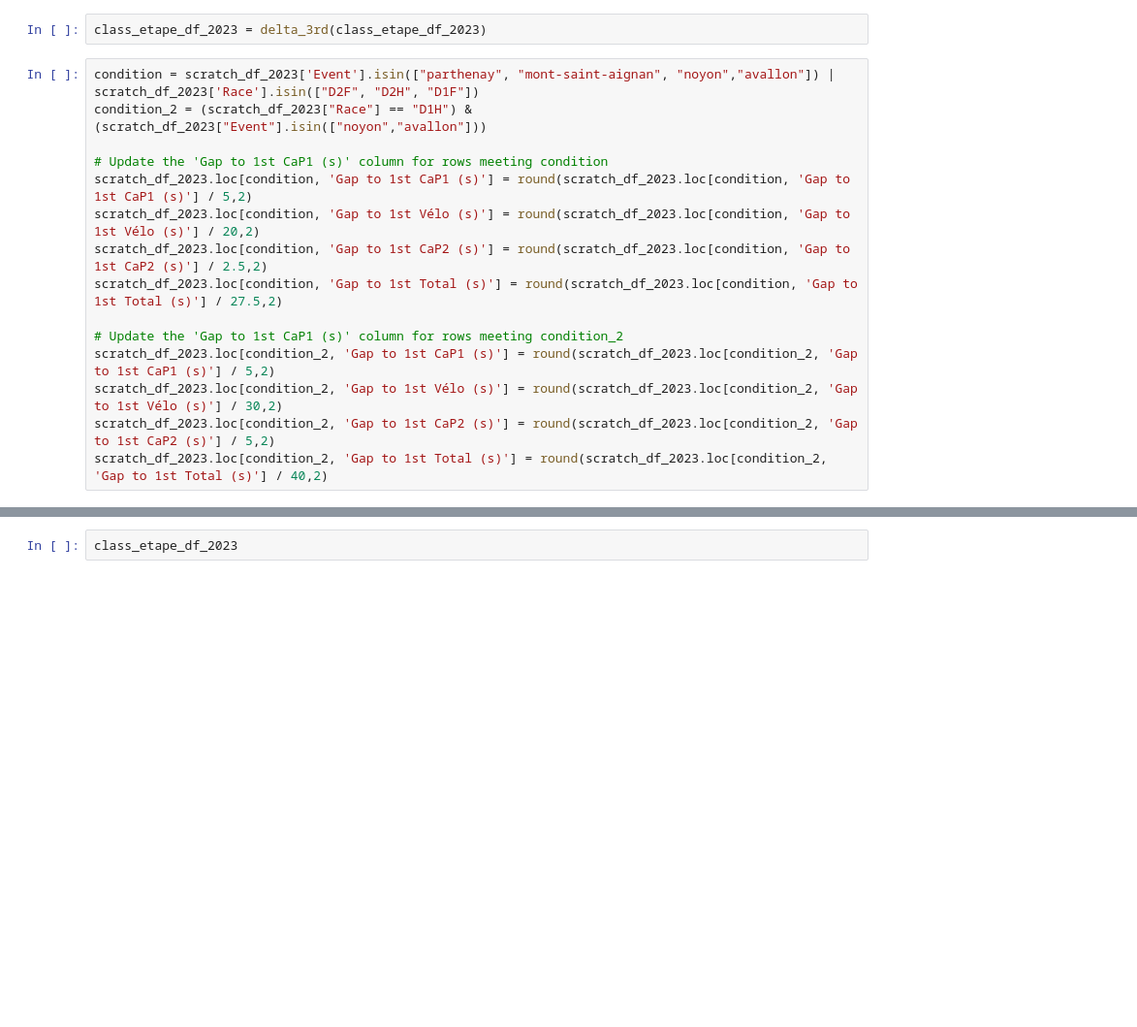
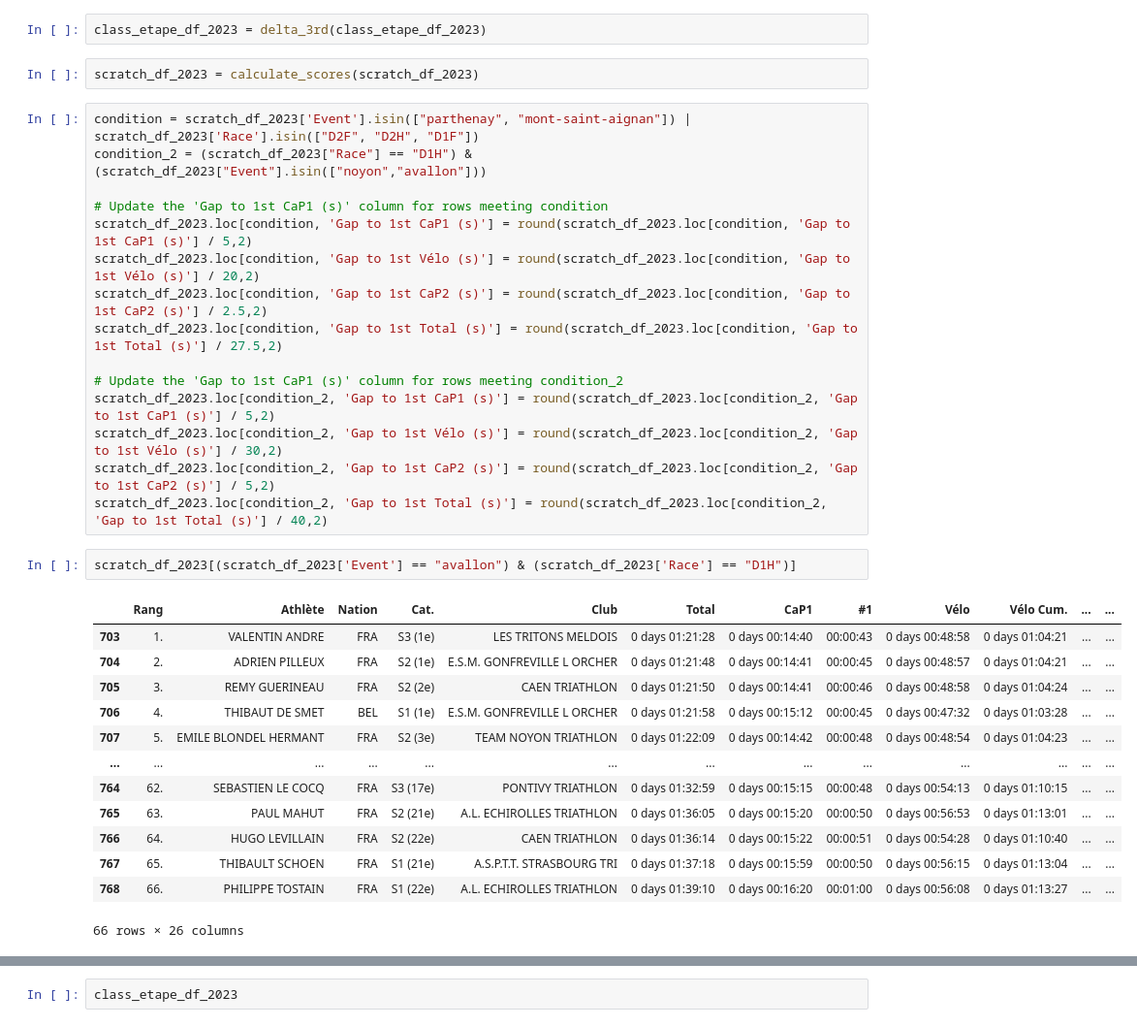
Before and after one commit to VioleauPierre/Grand_Prix_Duathlon_analysis, a Jupyter notebook: GP_Duathlon_create_dataframe.ipynb, the cells around one changed output, grey strips where cells are left out. Shown at 97% size. Saved outputs shown, nothing was run; the diff lists cells and outputs as text; blank space fills up the shorter version.

```diff
--- a/GP_Duathlon_create_dataframe.ipynb
+++ b/GP_Duathlon_create_dataframe.ipynb
@@ -375,8 +390,10 @@ scratch_df_2023.loc[condition,'CaP1'] = pd.to_timedelta(scratch_df_2023.loc[cond
 scratch_df_2023 = delta_scratch(scratch_df_2023)
 # %%
 class_etape_df_2023 = delta_3rd(class_etape_df_2023)
+# %%
+scratch_df_2023 = calculate_scores(scratch_df_2023)
 # %%
-condition = scratch_df_2023['Event'].isin(["parthenay", "mont-saint-aignan", "noyon","avallon"]) | scratch_df_2023['Race'].isin(["D2F", "D2H", "D1F"])
+condition = scratch_df_2023['Event'].isin(["parthenay", "mont-saint-aignan"]) | scratch_df_2023['Race'].isin(["D2F", "D2H", "D1F"])
 condition_2 = (scratch_df_2023["Race"] == "D1H") & (scratch_df_2023["Event"].isin(["noyon","avallon"]))
 
 # Update the 'Gap to 1st CaP1 (s)' column for rows meeting condition
@@ -390,6 +407,22 @@ scratch_df_2023.loc[condition_2, 'Gap to 1st CaP1 (s)'] = round(scratch_df_2023.
 scratch_df_2023.loc[condition_2, 'Gap to 1st Vélo (s)'] = round(scratch_df_2023.loc[condition_2, 'Gap to 1st Vélo (s)'] / 30,2)
 scratch_df_2023.loc[condition_2, 'Gap to 1st CaP2 (s)'] = round(scratch_df_2023.loc[condition_2, 'Gap to 1st CaP2 (s)'] / 5,2)
 scratch_df_2023.loc[condition_2, 'Gap to 1st Total (s)'] = round(scratch_df_2023.loc[condition_2, 'Gap to 1st Total (s)'] / 40,2)
+# %%
+scratch_df_2023[(scratch_df_2023['Event'] == "avallon") & (scratch_df_2023['Race'] == "D1H")]
+# %% [output]
+|  | Rang | Athlète | Nation | Cat. | Club | Total | CaP1 | #1 | Vélo | Vélo Cum. | ... | ... |
+| 703 | 1. | VALENTIN ANDRE | FRA | S3 (1e) | LES TRITONS MELDOIS | 0 days 01:21:28 | 0 days 00:14:40 | 00:00:43 | 0 days 00:48:58 | 0 days 01:04:21 | ... | ... |
+| 704 | 2. | ADRIEN PILLEUX | FRA | S2 (1e) | E.S.M. GONFREVILLE L ORCHER | 0 days 01:21:48 | 0 days 00:14:41 | 00:00:45 | 0 days 00:48:57 | 0 days 01:04:21 | ... | ... |
+| 705 | 3. | REMY GUERINEAU | FRA | S2 (2e) | CAEN TRIATHLON | 0 days 01:21:50 | 0 days 00:14:41 | 00:00:46 | 0 days 00:48:58 | 0 days 01:04:24 | ... | ... |
+| 706 | 4. | THIBAUT DE SMET | BEL | S1 (1e) | E.S.M. GONFREVILLE L ORCHER | 0 days 01:21:58 | 0 days 00:15:12 | 00:00:45 | 0 days 00:47:32 | 0 days 01:03:28 | ... | ... |
+| 707 | 5. | EMILE BLONDEL HERMANT | FRA | S2 (3e) | TEAM NOYON TRIATHLON | 0 days 01:22:09 | 0 days 00:14:42 | 00:00:48 | 0 days 00:48:54 | 0 days 01:04:23 | ... | ... |
+| ... | ... | ... | ... | ... | ... | ... | ... | ... | ... | ... | ... | ... |
+| 764 | 62. | SEBASTIEN LE COCQ | FRA | S3 (17e) | PONTIVY TRIATHLON | 0 days 01:32:59 | 0 days 00:15:15 | 00:00:48 | 0 days 00:54:13 | 0 days 01:10:15 | ... | ... |
+| 765 | 63. | PAUL MAHUT | FRA | S2 (21e) | A.L. ECHIROLLES TRIATHLON | 0 days 01:36:05 | 0 days 00:15:20 | 00:00:50 | 0 days 00:56:53 | 0 days 01:13:01 | ... | ... |
+| 766 | 64. | HUGO LEVILLAIN | FRA | S2 (22e) | CAEN TRIATHLON | 0 days 01:36:14 | 0 days 00:15:22 | 00:00:51 | 0 days 00:54:28 | 0 days 01:10:40 | ... | ... |
+| 767 | 65. | THIBAULT SCHOEN | FRA | S1 (21e) | A.S.P.T.T. STRASBOURG TRI | 0 days 01:37:18 | 0 days 00:15:59 | 00:00:50 | 0 days 00:56:15 | 0 days 01:13:04 | ... | ... |
+| 768 | 66. | PHILIPPE TOSTAIN | FRA | S1 (22e) | A.L. ECHIROLLES TRIATHLON | 0 days 01:39:10 | 0 days 00:16:20 | 00:01:00 | 0 days 00:56:08 | 0 days 01:13:27 | ... | ... |
+66 rows × 26 columns
 # %%
 scratch_df_2023
 # %% [output]
```
Also changed, not shown: parts of 18 cells of this notebook, 1 other file.
